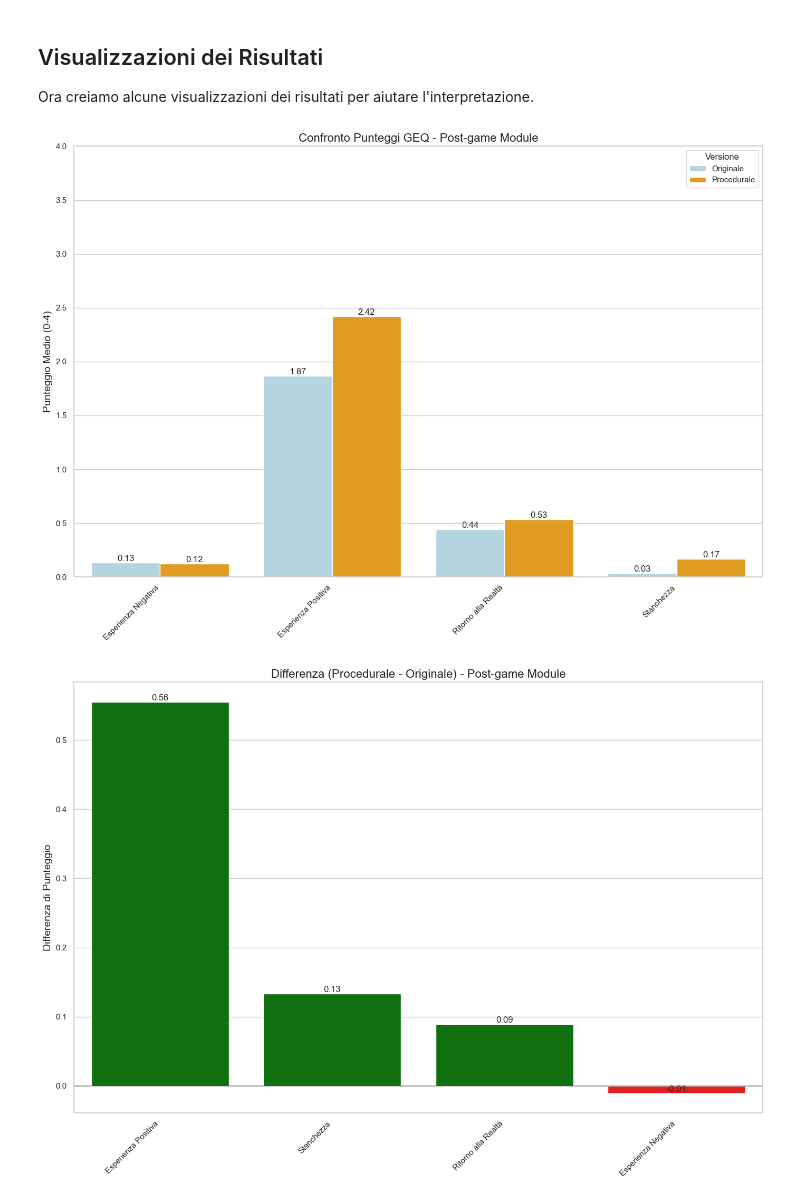
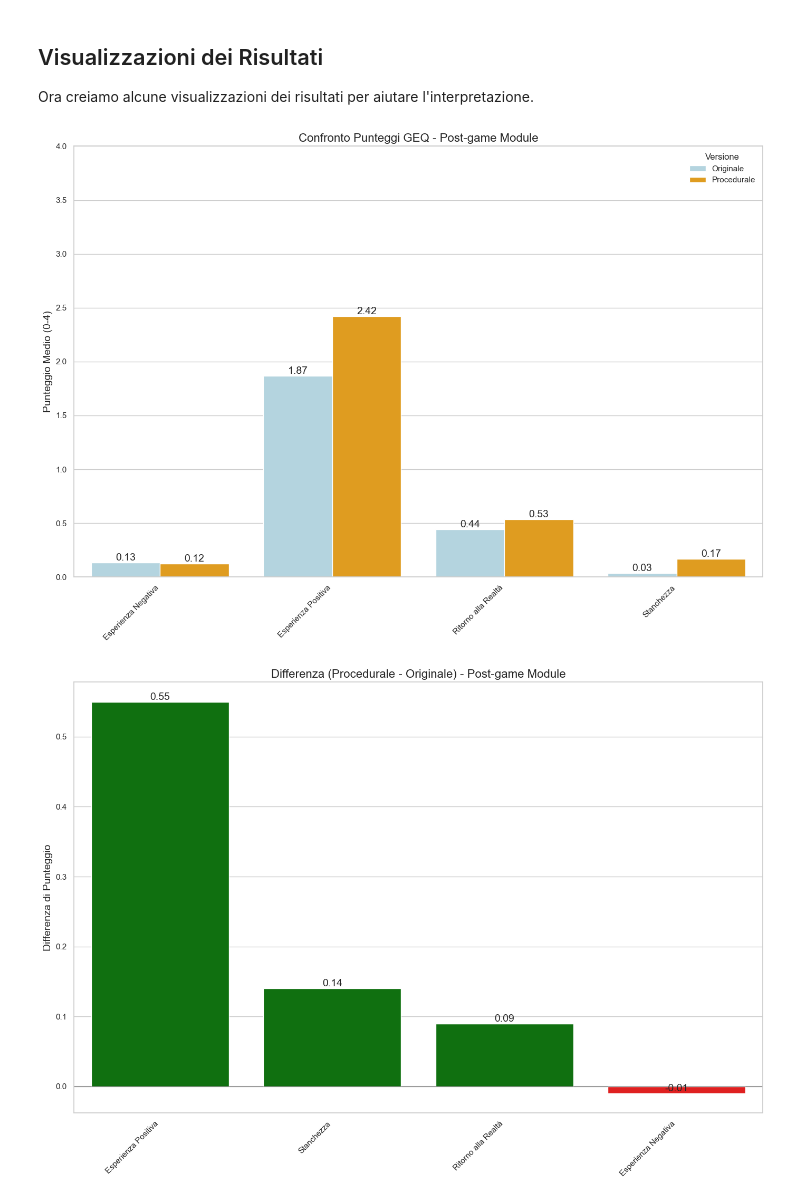
Before and after one commit to Cry4775/geq-questionnaire, a Jupyter notebook: geq-analysis-notebook.ipynb, the cells around one changed output. Cells and saved outputs as stored; diff of their text form; code cells hidden in the pictures.

Commit message:
Updated charts

```diff
--- a/geq-analysis-notebook.ipynb
+++ b/geq-analysis-notebook.ipynb
@@ -243,7 +243,7 @@ for module_name in set(list(results_exam.keys()) + list(results_thesis.keys())):
             if abs(p.get_height()) > 0.01:
                 ax.annotate(f'{p.get_height():.2f}',
                             (p.get_x() + p.get_width() / 2., p.get_height()),
-                            ha='center', va='bottom', fontsize=12, rotation=0)
+                            ha='center', va='bottom', fontsize=14, rotation=0)
 
         # Aggiungi una legenda in posizione ottimale
         plt.legend(title='Versione', loc='upper right')
@@ -255,7 +255,10 @@ for module_name in set(list(results_exam.keys()) + list(results_thesis.keys())):
         diff_data = []
         for component in components:
             if component in results_exam[module_name] and component in results_thesis[module_name]:
-                diff = results_thesis[module_name][component] - results_exam[module_name][component]
+                # Arrotonda i valori a due cifre decimali prima di calcolare la differenza
+                thesis_value = round(results_thesis[module_name][component], 2)
+                exam_value = round(results_exam[module_name][component], 2)
+                diff = thesis_value - exam_value
                 diff_data.append({
                     'Componente': component,
                     'Differenza': diff,
@@ -265,33 +268,33 @@ for module_name in set(list(results_exam.keys()) + list(results_thesis.keys())):
         if diff_data:  # Se ci sono differenze da visualizzare
             df_diff = pd.DataFrame(diff_data)
 
             # Ordina per valore assoluto della differenza
             df_diff = df_diff.sort_values('Differenza', ascending=False)
 
             plt.figure(figsize=(14, 10))
             # Usa 'Direzione' come hue per determinare i colori
             ax = sns.barplot(x='Componente', y='Differenza', hue='Direzione', data=df_diff,
                             palette={'Positiva': 'green', 'Negativa': 'red'}, legend=False)
 
             plt.title(f'Differenza (Procedurale - Originale) - {module_name}', fontsize=16)
             plt.ylabel('Differenza di Punteggio', fontsize=14)
             plt.xlabel('')
             plt.axhline(y=0, color='black', linestyle='-', alpha=0.3)
 
             # Ruota le etichette
             plt.xticks(rotation=45, ha='right')
 
             # Aggiungi valori sopra le barre
             for i, p in enumerate(ax.patches):
                 # Ignora annotazioni per valori molto piccoli
                 if abs(p.get_height()) > 0.01:  # Puoi regolare questa soglia
                     ax.annotate(f'{p.get_height():.2f}',
                                 (p.get_x() + p.get_width() / 2., p.get_height()),
-                                ha='center', va='bottom', fontsize=12, rotation=0)
+                                ha='center', va='bottom', fontsize=14, rotation=0)
 
             plt.tight_layout()
             plt.show()
 # %% [output]
 [figure]
-[figure, old version]
+[figure, new version]
 [figure]
```
Also changed, not shown: parts of 2 cells of this notebook, 2 other files.
